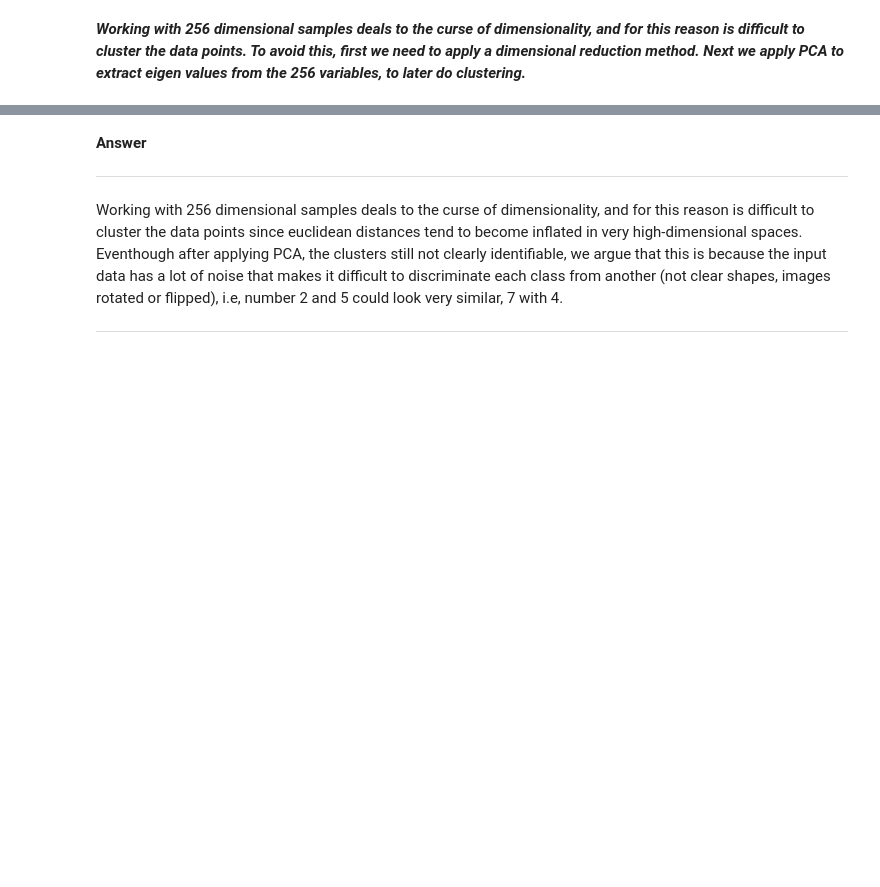
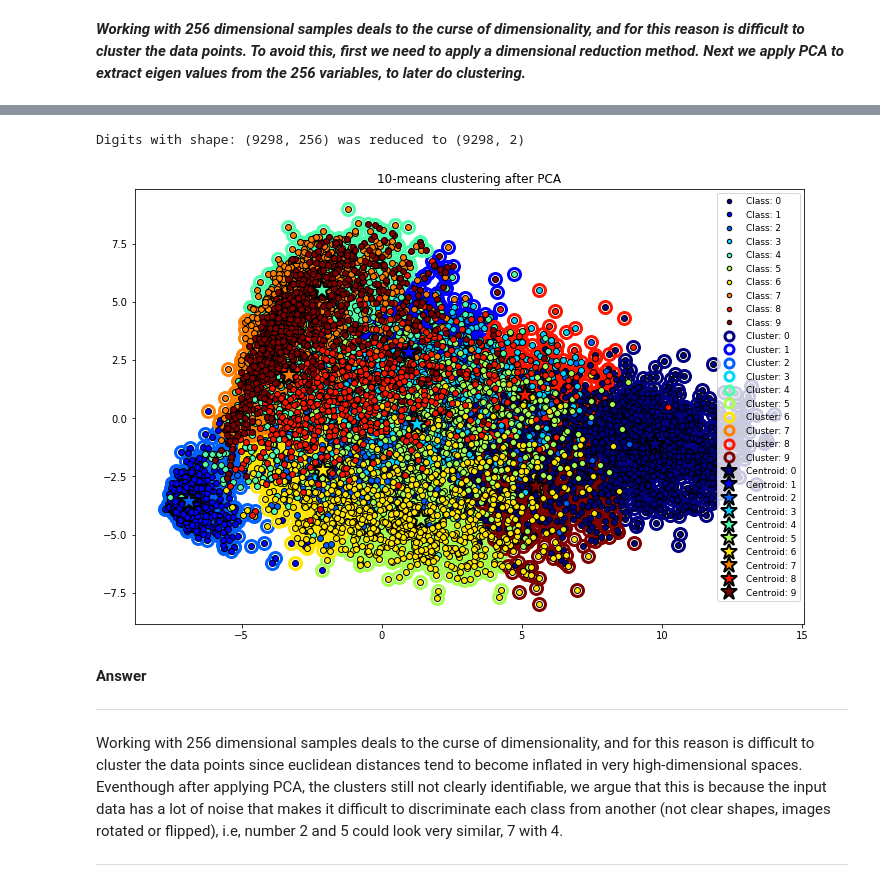
Before and after one commit to gabrielraya/Data-Mining, a Jupyter notebook: Assignment_4/Assignment_4.ipynb, the cells around one changed output, grey strips where cells are left out. Saved outputs shown, nothing was run; the diff lists cells and outputs as text; code cells hidden in the pictures; blank space fills up the shorter version.

```diff
--- a/Assignment_4/Assignment_4.ipynb
+++ b/Assignment_4/Assignment_4.ipynb
@@ -324,3 +307,14 @@ Digits with shape: (9298, 256) was reduced to (9298, 2)
+# %%
+# PCA for the 2 main components
+n = 2
+reduced_data = pca(digits, n)
+
+dim = digits.shape
+print(f'Digits with shape: {dim} was reduced to {reduced_data.shape}')
+kmeans_pca_plot(10, reduced_data, labels)
+# %% [output]
+Digits with shape: (9298, 256) was reduced to (9298, 2)
+[figure, added]
 # %% [markdown]
 **Answer**
 
```
Also changed, not shown: parts of 9 cells of this notebook.
